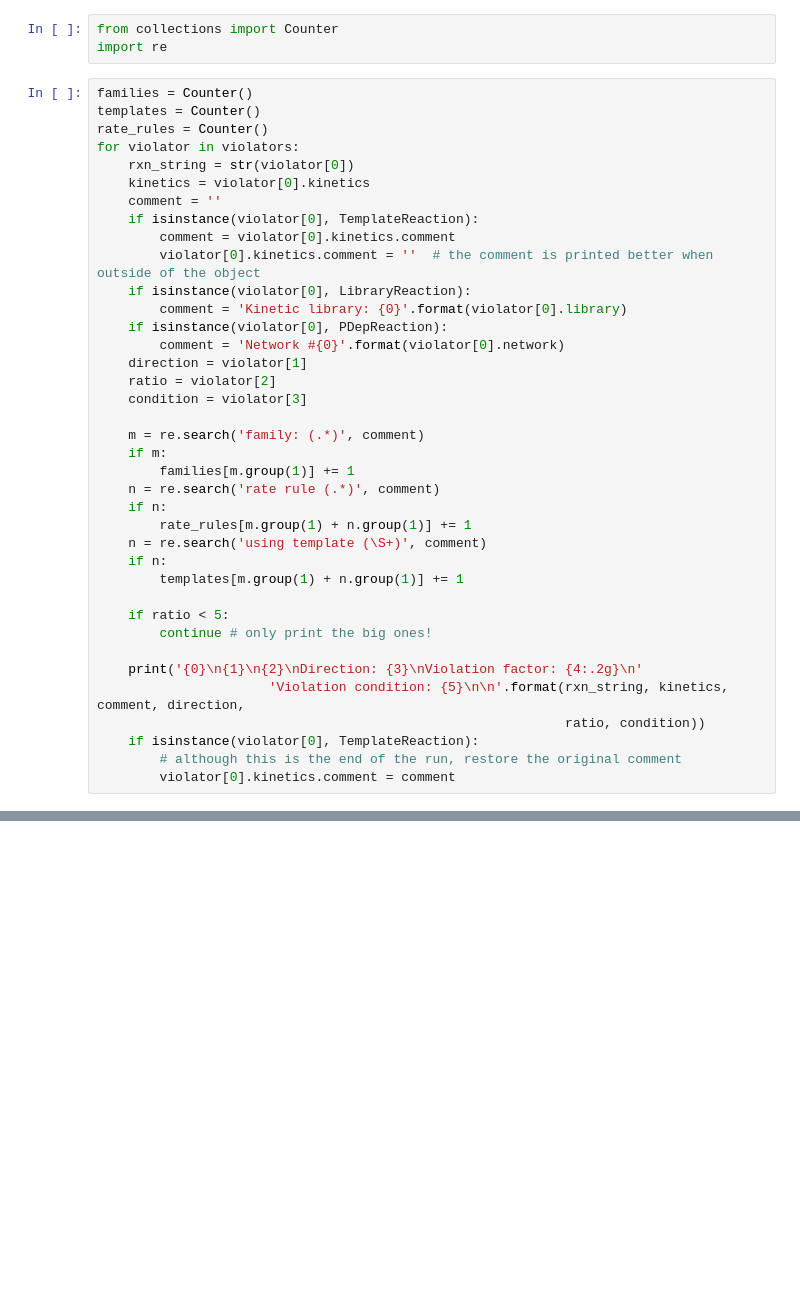
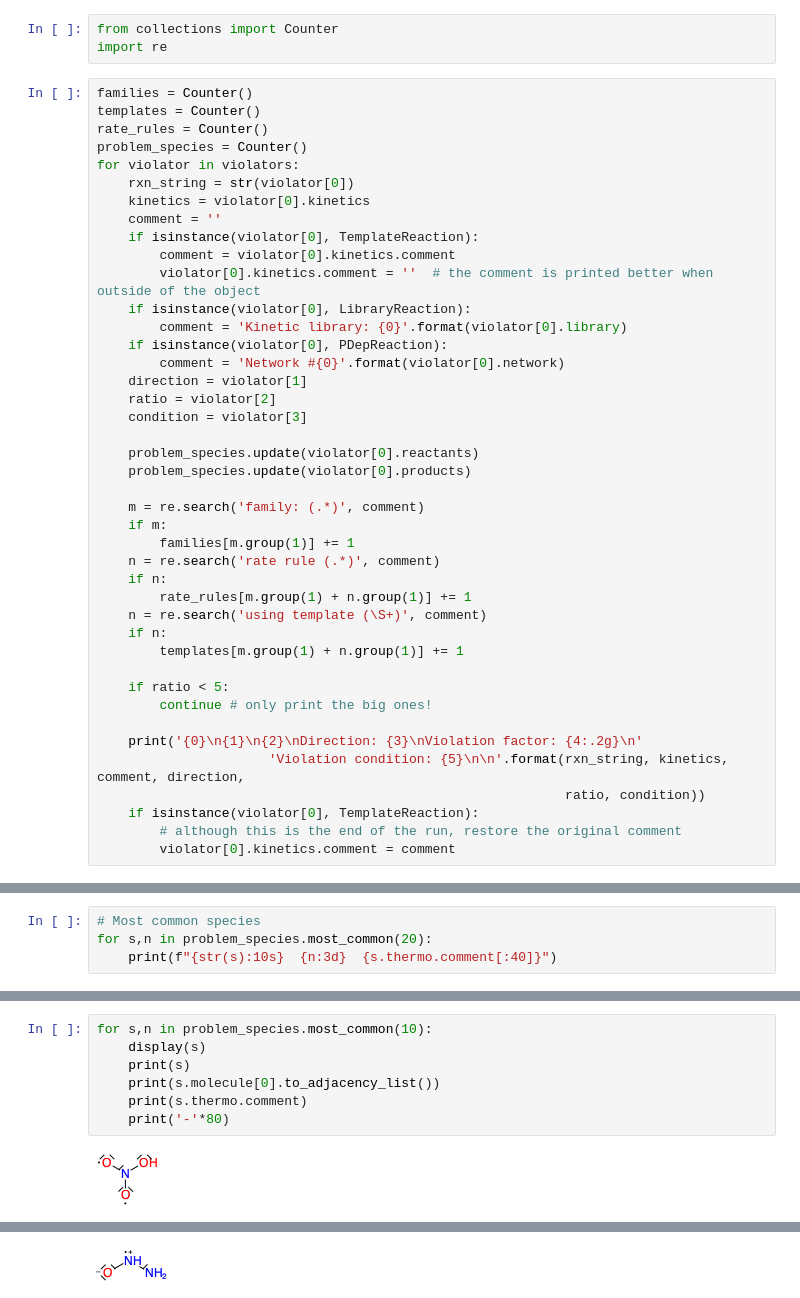
Before and after one commit to ChrisBNEU/HAN, a Jupyter notebook: CanteraModels/Collision_violators.ipynb, the cells around one changed output, grey strips where cells are left out. Saved outputs shown, nothing was run; the diff lists cells and outputs as text; blank space fills up the shorter version.

```diff
--- a/CanteraModels/Collision_violators.ipynb
+++ b/CanteraModels/Collision_violators.ipynb
@@ -164,6 +166,7 @@ import re
 families = Counter()
 templates = Counter()
 rate_rules = Counter()
+problem_species = Counter()
 for violator in violators:
     rxn_string = str(violator[0])
     kinetics = violator[0].kinetics
@@ -178,6 +181,9 @@ for violator in violators:
     direction = violator[1]
     ratio = violator[2]
     condition = violator[3]
+
+    problem_species.update(violator[0].reactants)
+    problem_species.update(violator[0].products)
 
     m = re.search('family: (.*)', comment)
     if m:
@@ -255,0 +263,4 @@ rate_rules.most_common(10)
+# %%
+# Most common species
+for s,n in problem_species.most_common(20):
+    print(f"{str(s):10s}  {n:3d}  {s.thermo.comment[:40]}")
@@ -255,0 +288,9 @@ rate_rules.most_common(10)
+# %%
+for s,n in problem_species.most_common(10):
+    display(s)
+    print(s)
+    print(s.molecule[0].to_adjacency_list())
+    print(s.thermo.comment)
+    print('-'*80)
+# %% [output]
+[figure, added]
@@ -255,0 +330 @@ rate_rules.most_common(10)
+[figure, added]
```
Also changed, not shown: parts of 8 cells of this notebook, 1 other file.
